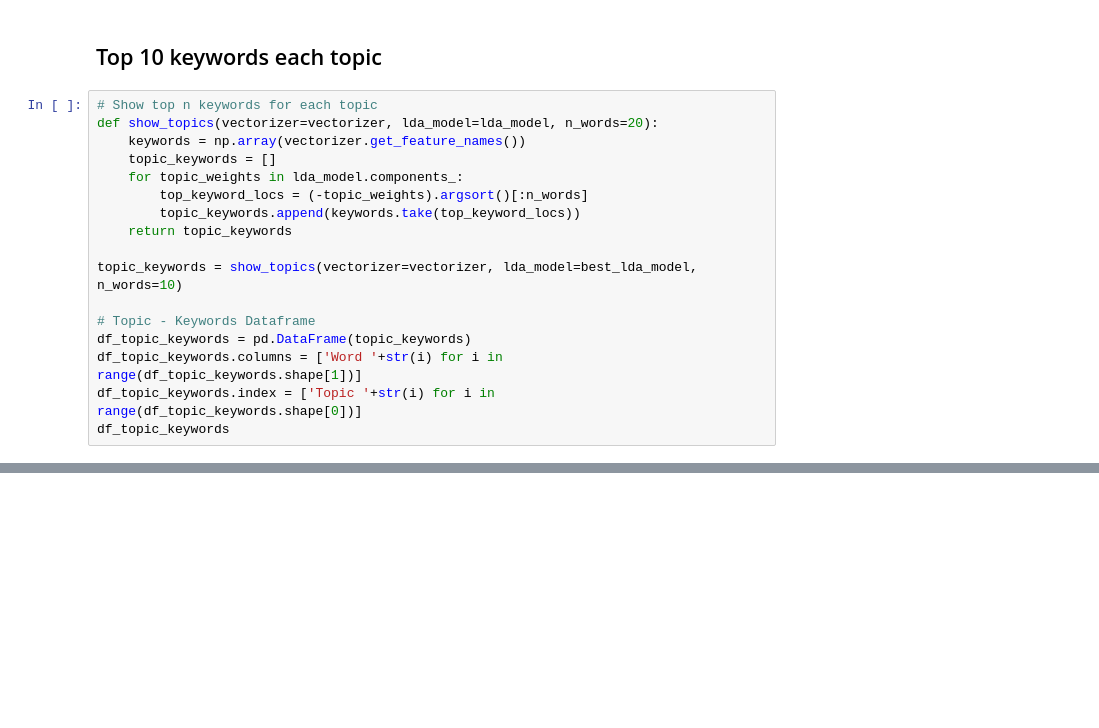
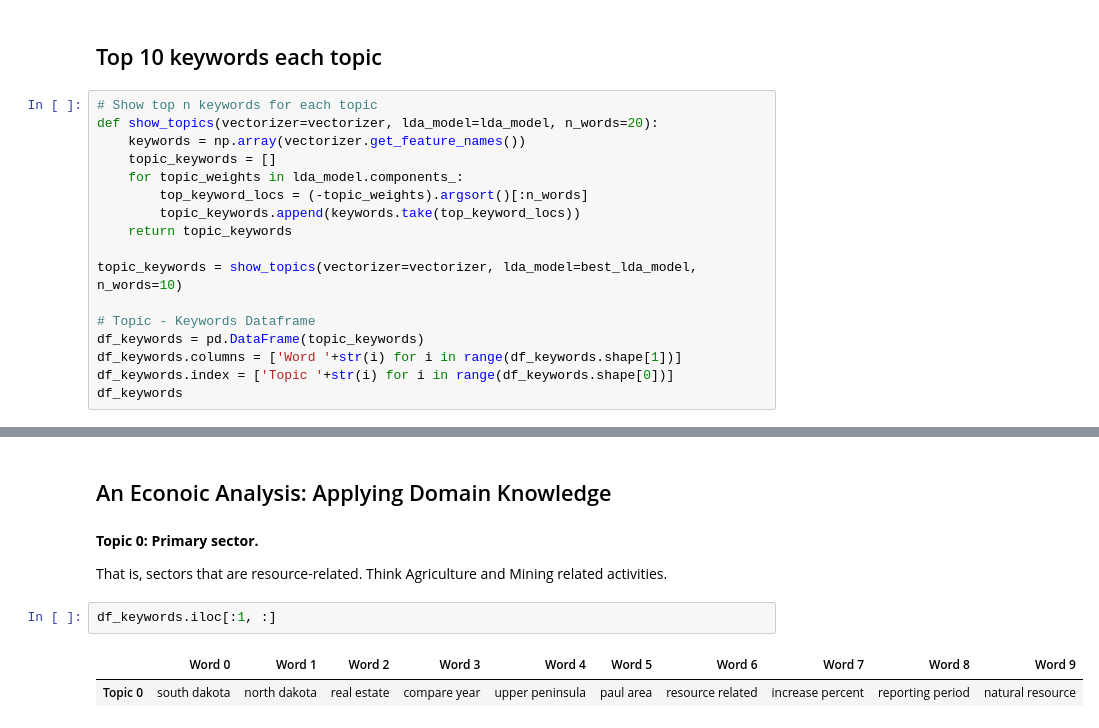
Before and after one commit to iceberg425/NLP_Projects, a Jupyter notebook: DSI_Project/Topic_Modeling_Sklearn_District.ipynb, the cells around one changed output, grey strips where cells are left out. Cells and saved outputs as stored; diff of their text form; blank space fills up the shorter version.

```diff
--- a/DSI_Project/Topic_Modeling_Sklearn_District.ipynb
+++ b/DSI_Project/Topic_Modeling_Sklearn_District.ipynb
@@ -433,10 +411,10 @@ def show_topics(vectorizer=vectorizer, lda_model=lda_model, n_words=20):
 topic_keywords = show_topics(vectorizer=vectorizer, lda_model=best_lda_model, n_words=10)
 
 # Topic - Keywords Dataframe
-df_topic_keywords = pd.DataFrame(topic_keywords)
-df_topic_keywords.columns = ['Word '+str(i) for i in range(df_topic_keywords.shape[1])]
-df_topic_keywords.index = ['Topic '+str(i) for i in range(df_topic_keywords.shape[0])]
-df_topic_keywords
+df_keywords = pd.DataFrame(topic_keywords)
+df_keywords.columns = ['Word '+str(i) for i in range(df_keywords.shape[1])]
+df_keywords.index = ['Topic '+str(i) for i in range(df_keywords.shape[0])]
+df_keywords
 # %% [output]
 |  | Word 0 | Word 1 | Word 2 | Word 3 | Word 4 | Word 5 | Word 6 | Word 7 | Word 8 | Word 9 |
 | Topic 0 | south dakota | north dakota | real estate | compare year | upper peninsula | paul area | resource related | increase percent | reporting period | natural resource |
@@ -444,3 +422,14 @@ df_topic_keywords
 | Topic 2 | real estate | loan demand | retail sale | recent week | year ago | new order | price increase | percent year | year year | remain strong |
 | Topic 3 | new city | new jersey | upstate new | new state | northern new jersey | northern new | delinquency rate | long island | residential mortgage | vacancy rate |
 | Topic 4 | city overview | consumer lending rate | trim inventory | housing finance | material readily available | material readily | small time | deposit account | lending rate | manufacture material |
+# %% [markdown]
+## An Econoic Analysis: Applying Domain Knowledge
+# %% [markdown]
+**Topic 0: Primary sector.**
+
+That is, sectors that are resource-related. Think Agriculture and Mining related activities.
+# %%
+df_keywords.iloc[:1, :]
+# %% [output]
+|  | Word 0 | Word 1 | Word 2 | Word 3 | Word 4 | Word 5 | Word 6 | Word 7 | Word 8 | Word 9 |
+| Topic 0 | south dakota | north dakota | real estate | compare year | upper peninsula | paul area | resource related | increase percent | reporting period | natural resource |
```
Also changed, not shown: parts of 11 cells of this notebook, 16 other files.
